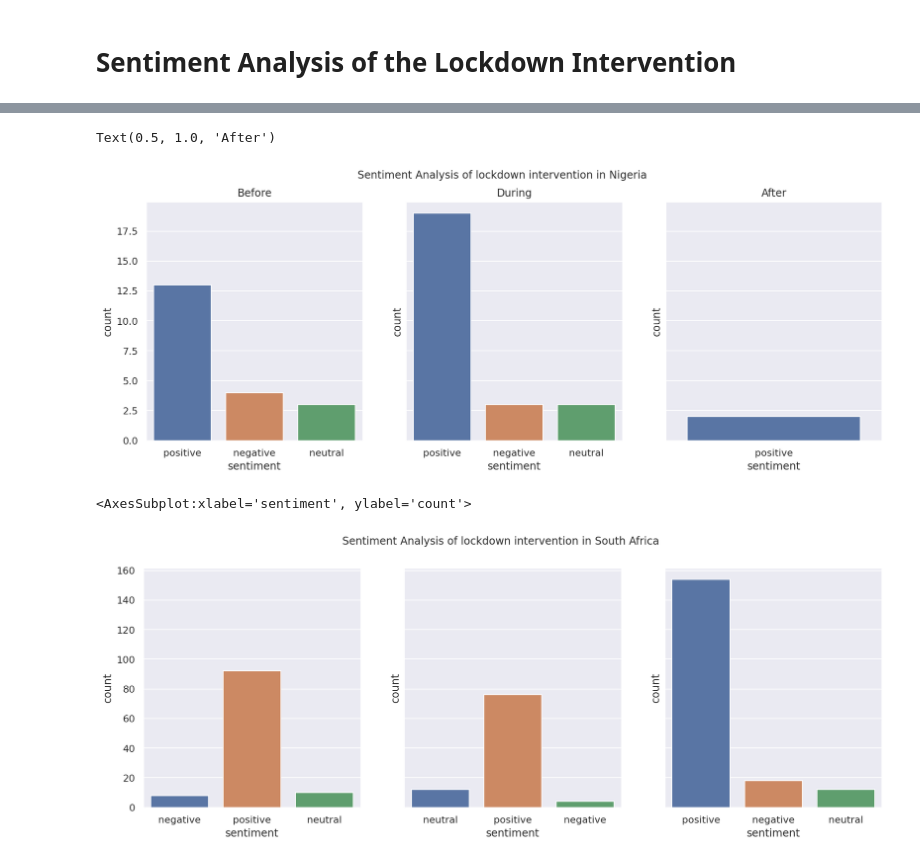
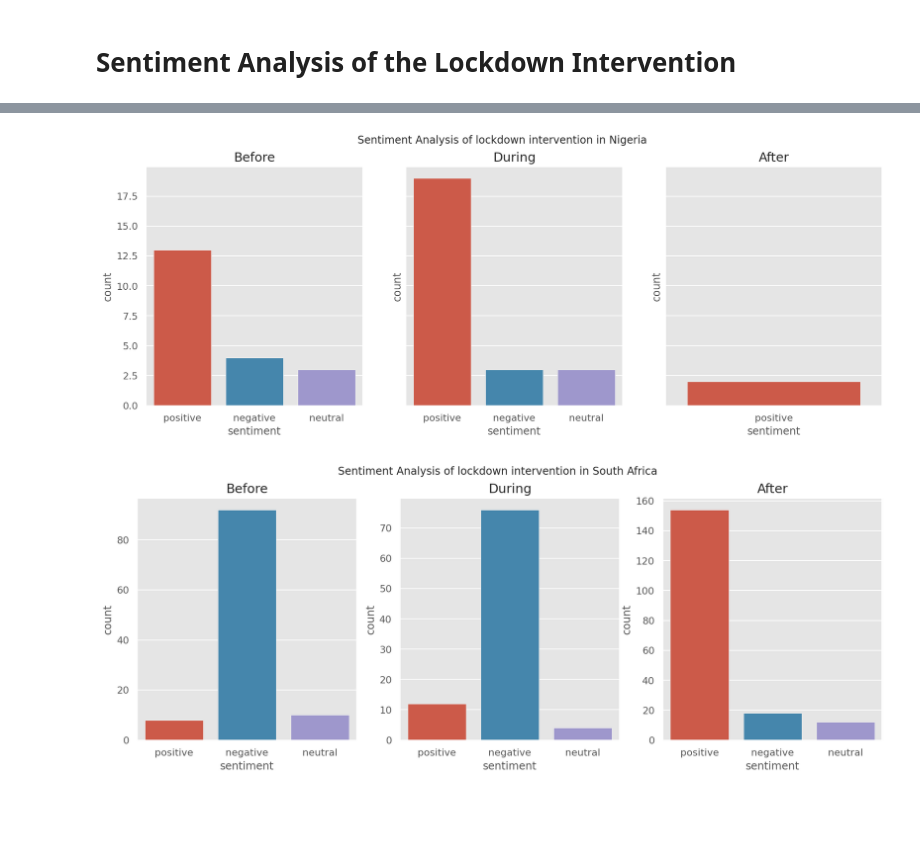
Before and after one commit to gtechzilla/twitter_food_quality, a Jupyter notebook: sentiment_analysis.ipynb, the cells around one changed output, grey strips where cells are left out. Saved outputs shown, nothing was run; the diff lists cells and outputs as text; code cells hidden in the pictures; blank space fills up the shorter version.

```diff
--- a/sentiment_analysis.ipynb
+++ b/sentiment_analysis.ipynb
@@ -32,6 +32,8 @@ import matplotlib.pyplot as plt
 from IPython.display import set_matplotlib_formats
 
 set_matplotlib_formats('retina')
+
+plt.style.use('ggplot')
 # %% [output]
 [nltk_data] Downloading package punkt to /home/gerald/nltk_data...
 [nltk_data]   Package punkt is already up-to-date!
@@ -207,7 +212,7 @@ data_b4 = data_sentiment(before_lockdown_Nigeria,'text')
 data_during = data_sentiment(during_lockdown_Nigeria,'text')
 data_after = data_sentiment(after_lockdown_Nigeria,'text')
 
-fig, axes = plt.subplots(1, 3, figsize=(15, 5), sharey=True)
+fig, axes = plt.subplots(1, 3, figsize=(15, 5),sharey=True)
 fig.suptitle('Sentiment Analysis of lockdown intervention in Nigeria')
 
 sns.countplot(ax=axes[0],data = data_b4,x= 'sentiment')
@@ -216,20 +221,25 @@ sns.countplot(ax=axes[1],data = data_during,x= 'sentiment')
 axes[1].set_title("During")
 sns.countplot(ax=axes[2],data = data_after,x= 'sentiment')
 axes[2].set_title("After")
+
+fig.savefig('lockdown_Nigeria.png')
 # %% [output]
-Text(0.5, 1.0, 'After')
-[figure, old version]
+[figure, new version]
 # %%
 data_b4 = data_sentiment(before_lockdown_SA,'text')
 data_during = data_sentiment(during_lockdown_SA,'text')
 data_after = data_sentiment(after_lockdown_SA,'text')
 
-fig, axes = plt.subplots(1, 3, figsize=(15, 5), sharey=True)
+fig, axes = plt.subplots(1, 3, figsize=(15, 5), sharex=True)
 fig.suptitle('Sentiment Analysis of lockdown intervention in South Africa')
 
 sns.countplot(ax=axes[0],data = data_b4,x= 'sentiment')
+axes[0].set_title("Before")
 sns.countplot(ax=axes[1],data = data_during,x= 'sentiment')
+axes[1].set_title("During")
 sns.countplot(ax=axes[2],data = data_after,x= 'sentiment')
+axes[2].set_title("After")
+
+fig.savefig('lockdown_SA.png')
 # %% [output]
-<AxesSubplot:xlabel='sentiment', ylabel='count'>
-[figure, old version]
+[figure, new version]
```
Also changed, not shown: parts of 3 cells of this notebook.
